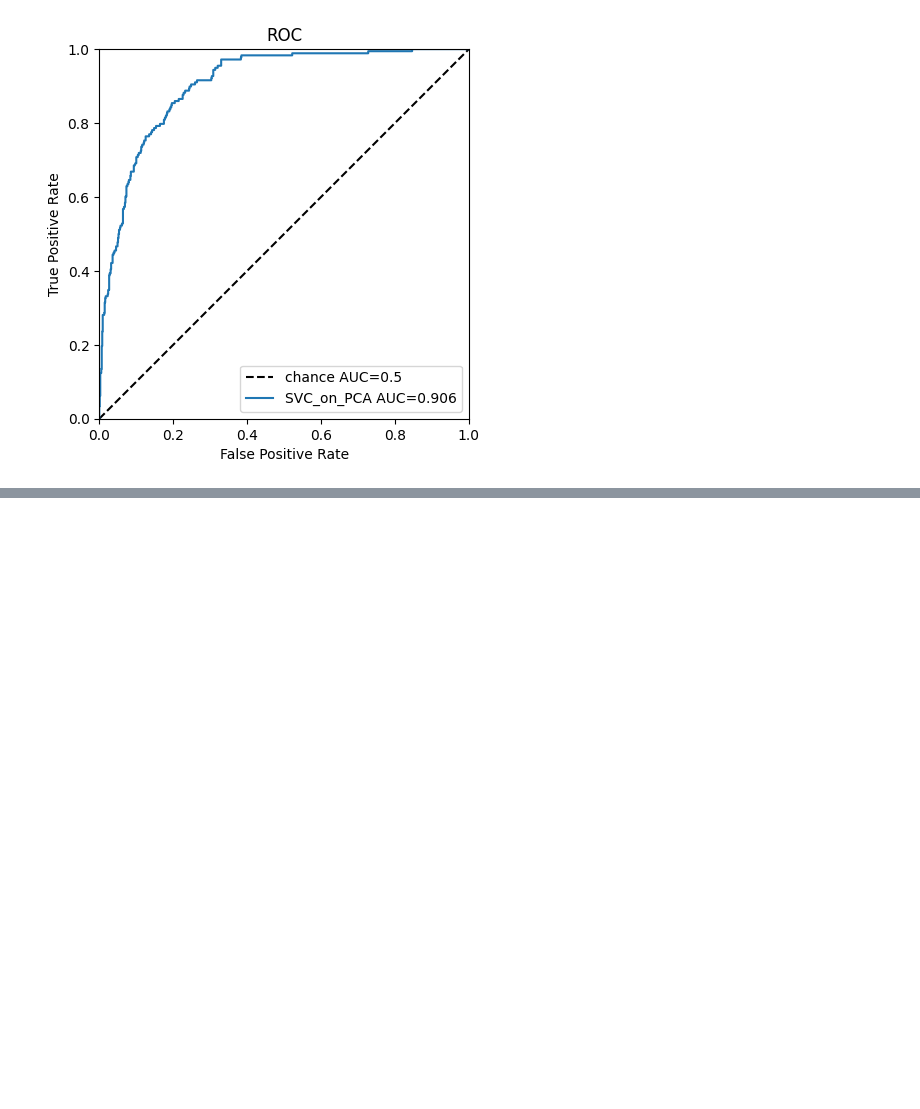
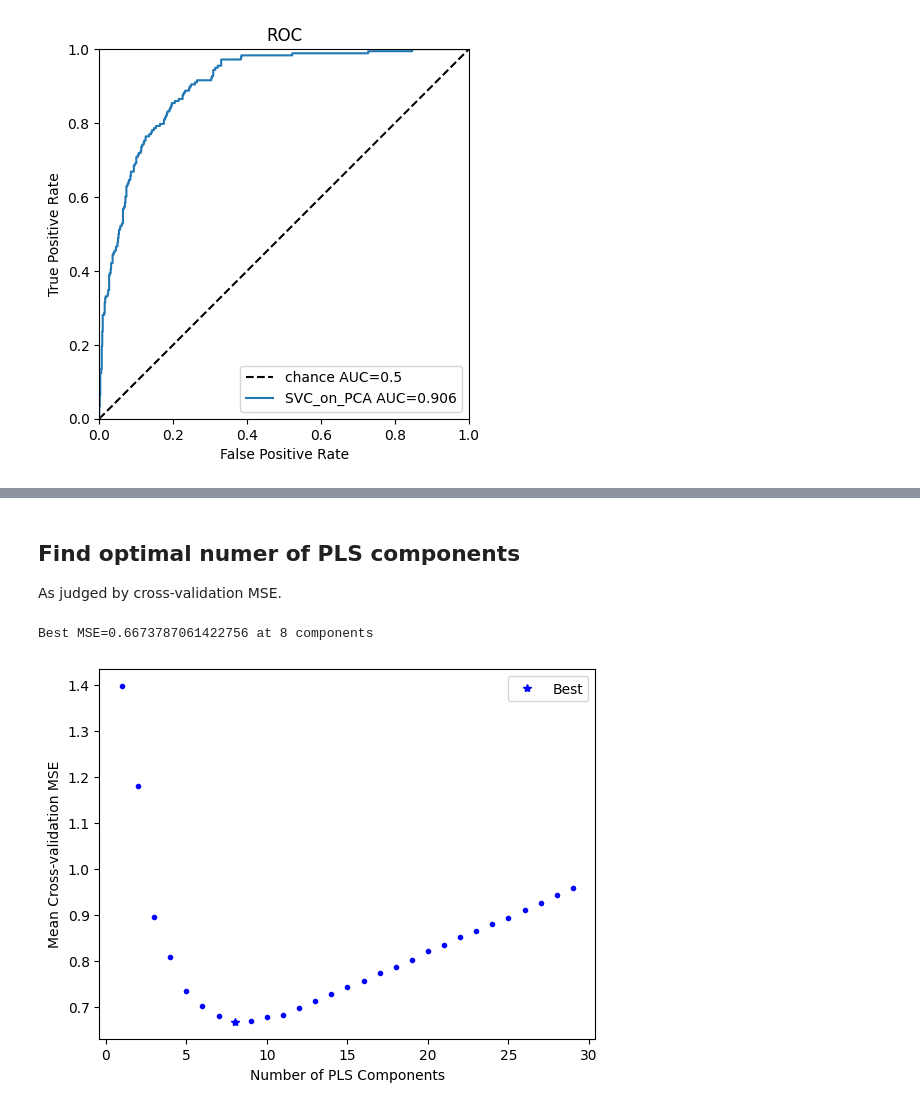
Before and after one commit to zetadin/EGFR_PIC50, a Jupyter notebook: Step3_TrainSimpleModels.ipynb, the cells around one changed output, grey strips where cells are left out. Cells and saved outputs as stored; diff of their text form; code cells hidden in the pictures; blank space fills up the shorter version.

```diff
--- a/Step3_TrainSimpleModels.ipynb
+++ b/Step3_TrainSimpleModels.ipynb
@@ -655,0 +666,11 @@ Similarly to the PCA dimention reduction trick one can also train a PLS regressi
+# %%
+from sklearn.svm import SVC
+from sklearn.ensemble import RandomForestClassifier, AdaBoostClassifier
+from sklearn.naive_bayes import GaussianNB
+import os.path
+
+if(os.path.isfile("simple_models_metrics.pickle")):
+    with open("simple_models_metrics.pickle", 'rb') as f:
+        (models, model_AUCs, model_F1s,
+        model_ROCs_TPR, model_ROCs_FPR,
+        model_run_time) = pickle.load(f)
@@ -655,0 +684,35 @@ Similarly to the PCA dimention reduction trick one can also train a PLS regressi
+# %% [markdown]
+## Find optimal numer of PLS components
+As judged by cross-validation MSE.
+# %%
+from sklearn.cross_decomposition import PLSRegression
+from sklearn import model_selection
+# from sklearn.metrics import mean_squared_error
+
+# set up variables
+mse = []
+n = 30 # max PLS components to test
+
+# Calculate MSE using cross-validation, adding one component at a time
+for i in trange(1, n):
+    pls = PLSRegression(n_components=i,
+                        scale=False) # don't re-normalize data
+    score = -1*model_selection.cross_val_score(pls, no3D_train_x, train_pIC50, cv=kf,
+               scoring='neg_mean_squared_error').mean()
+    mse.append(score)
+
+# report optimum
+best_n_PLS_components = np.argmin(mse)+1
+print(f"Best MSE={mse[best_n_PLS_components-1]} at {best_n_PLS_components} components")
+
+# plot result
+plt.plot(np.arange(1,n), mse, "b.")
+plt.plot([best_n_PLS_components], mse[best_n_PLS_components-1], "b*", label="Best")
+
+plt.xlabel("Number of PLS Components")
+plt.ylabel("Mean Cross-validation MSE")
+plt.legend()
+plt.show()
+# %% [output]
+Best MSE=0.6673787061422756 at 8 components
+[figure, added]
```
Also changed, not shown: parts of 17 cells of this notebook.
